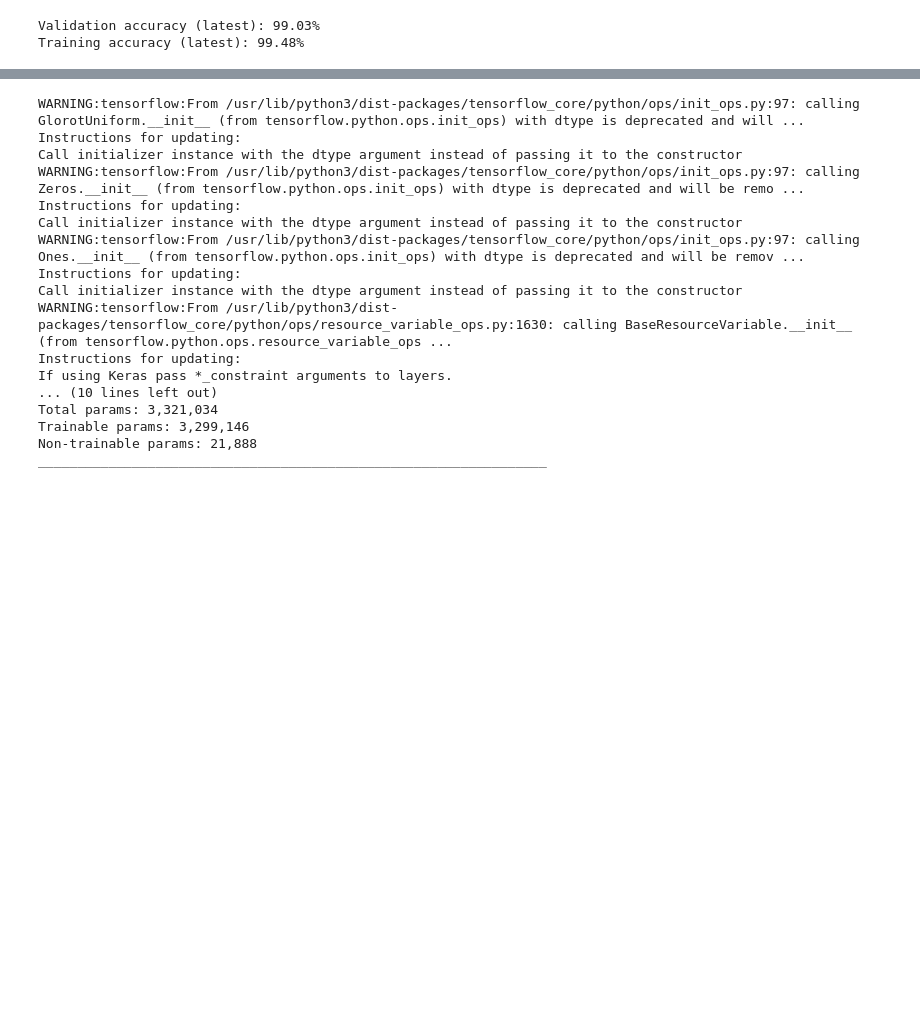
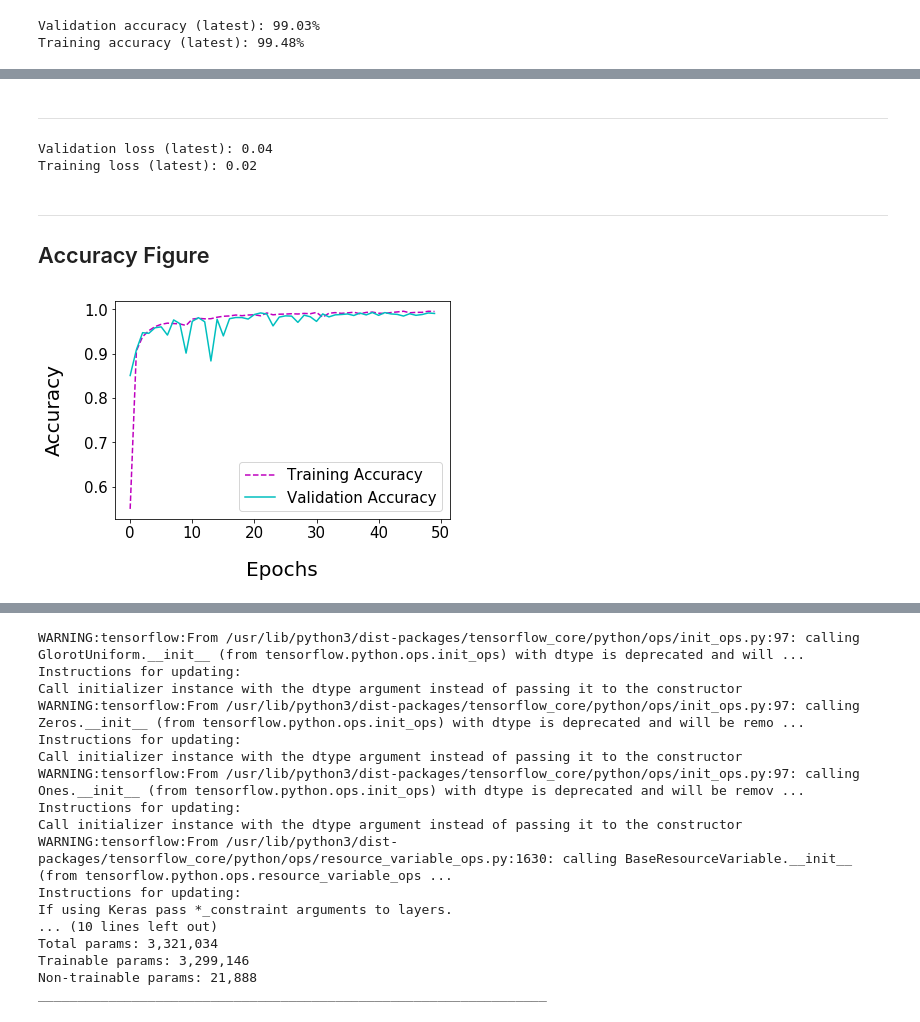
Before and after one commit to T-Visor/captcha-tensorflow, a Jupyter notebook: notebooks/mobilenet-evaluation.ipynb, the cells around one changed output, grey strips where cells are left out. Cells and saved outputs as stored; diff of their text form; code cells hidden in the pictures; blank space fills up the shorter version.

Commit message:
modified notebook formatting for VGG16, ResNet50, and MobileNet

```diff
--- a/notebooks/mobilenet-evaluation.ipynb
+++ b/notebooks/mobilenet-evaluation.ipynb
@@ -13,3 +15,27 @@ os.environ['TF_CPP_MIN_LOG_LEVEL'] = '3'
+# %%
+# GLOBALS
+STORED_MODEL = 'model-info/mobilenet'
+SERIALIZED_TRAINING = r'model-info/mobilenet-training'
+# %%
+# Open serialized training history data.
+with open(SERIALIZED_TRAINING, 'rb') as input_file:
+            history = pickle.load(input_file, encoding='bytes')
+# %%
+# GLOBALS
+PAD_SIZE = 20
+TICK_FONT = 15
+LABEL_FONT = 20
+
+TRAINING_ACCURACY = history['acc']
+VALIDATION_ACCURACY = history['val_acc']
+
+TRAINING_LOSS = history['loss']
+VALIDATION_LOSS = history['val_loss']
+
+EPOCHS = range(0, 50)
+
+ACCURACY_FIGURE = 'MobileNet-accuracy.png'
+LOSS_FIGURE = 'MobileNet-loss.png'
 # %% [markdown]
 ---
 ## Evaluate Model History
@@ -55,0 +53,32 @@ axes[1].legend()
+# %% [markdown]
+---
+# %%
+validation_score = VALIDATION_LOSS[-1] # get the last entry
+validation_score = round(validation_score, 2)
+print('Validation loss (latest): {}'.format(validation_score))
+
+training_score = TRAINING_LOSS[-1] # get the last entry
+training_score = round(training_score, 2)
+print('Training loss (latest): {}'.format(training_score))
+# %% [output]
+Validation loss (latest): 0.04
+Training loss (latest): 0.02
+# %% [markdown]
+---
+## Accuracy Figure
+# %%
+pyplot.plot(EPOCHS, TRAINING_ACCURACY, 'm--', label='Training Accuracy')
+pyplot.plot(EPOCHS, VALIDATION_ACCURACY, 'c-', label='Validation Accuracy')
+
+pyplot.xlabel('Epochs', fontsize=LABEL_FONT, labelpad=PAD_SIZE)
+pyplot.xticks(fontsize=TICK_FONT)
+
+pyplot.ylabel('Accuracy', fontsize=LABEL_FONT, labelpad=PAD_SIZE)
+pyplot.yticks(fontsize=TICK_FONT)
+
+pyplot.legend(loc=4, prop={'size': 15})
+
+acc_fig = pyplot.gcf()
+acc_fig.savefig(ACCURACY_FIGURE, dpi=400, bbox_inches='tight')
+# %% [output]
+[figure, added]
```
Also changed, not shown: parts of 8 cells of this notebook, 2 other files.
